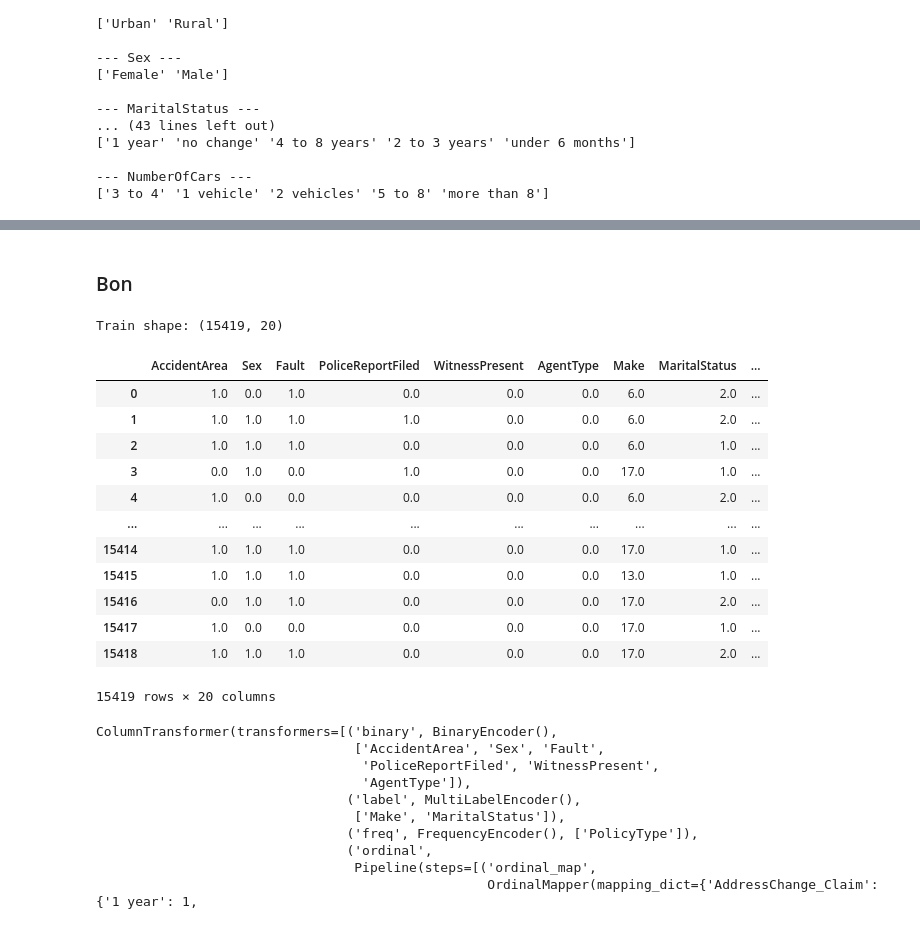
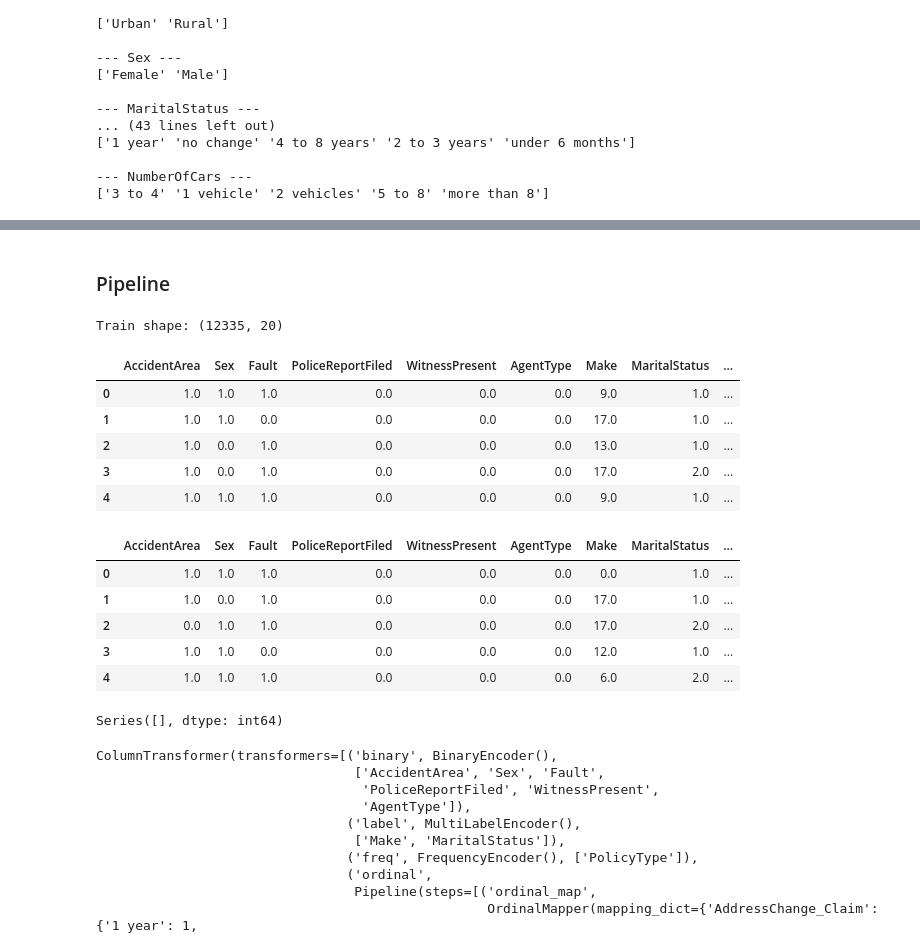
Before and after one commit to LarrySANDJO/PROJET_STATAPP, a Jupyter notebook: Notebooks/EDA_Vehicle.ipynb, the cells around one changed output, grey strips where cells are left out. Cells and saved outputs as stored; diff of their text form; code cells hidden in the pictures.

```diff
--- a/Notebooks/EDA_Josette.ipynb
+++ b/Notebooks/EDA_Vehicle.ipynb
@@ -545,6 +555,8 @@ import os
 folder_path = "/home/onyxia/PROJET_STATAPP/Data/Cleans"
 file_path = os.path.join(folder_path, "data_vehicle_cleaned.csv")
 df.to_csv(file_path, index=False)
+# %%
+df=pd.read_csv("/home/onyxia/PROJET_STATAPP/Data/Cleans/data_vehicle_cleaned.csv", sep=",")
 # %% [markdown]
 # Pipeline de feature engineering
 # %% [markdown]
@@ -696,5 +601,5 @@ This Pipeline instance is not fitted yet. Call 'fit' with appropriate arguments
 # %% [markdown]
-### Bon
+### Pipeline
 # %%
 # -----------------------------
 # Colonnes par type
@@ -747,17 +652,22 @@ class MultiLabelEncoder(BaseEstimator, TransformerMixin):
 # Frequency encoding
 # -----------------------------
 class FrequencyEncoder(BaseEstimator, TransformerMixin):
-    def __init__(self):
+    def __init__(self, default_value=0):
         self.freq_map = {}
+        self.default_value = default_value
+
     def fit(self, X, y=None):
         for col in X.columns:
-            self.freq_map[col] = (X[col].value_counts() / len(X)).to_dict()
+            freq = X[col].value_counts() / len(X)
+            self.freq_map[col] = freq.to_dict()
         return self
+
     def transform(self, X):
-        X_trans = X.copy()
+        X_encoded = X.copy()
         for col in X.columns:
-            X_trans[col] = X_trans[col].map(self.freq_map[col])
-        return X_trans
+            # map avec valeur par défaut si modalité inconnue
+            X_encoded[col] = X_encoded[col].map(self.freq_map[col]).fillna(self.default_value)
+        return X_encoded
 
 # -----------------------------
 # Ordinal mapping automatique
@@ -781,7 +691,7 @@ ordinal_mapping = {
     'PastNumberOfClaims': {'none':0, '1':1, '2 to 4':2, 'more than 4':3},
     'AgeOfVehicle': {'new':0, '2 years':1, '3 years':2, '4 years':3, '5 years':4, '6 years':5, '7 years':6, 'more than 7':7},
     'NumberOfSuppliments': {'none':0, '1 to 2':1, '3 to 5':2, 'more than 5':3},
-    'AddressChange_Claim': {'under 6 months':0, '1 year':1, '2 to 3 years':2, '4 to 8 years':3, 'no change':4},
+    'AddressChange_Claim': {'no change':0,'under 6 months':1, '1 year':2, '2 to 3 years':3, '4 to 8 years':4},
     'NumberOfCars': {'1 vehicle':0, '2 vehicles':1, '3 to 4':2, '5 to 8':3, 'more than 8':4},
     'DriverRating': {1:1, 2:2, 3:3, 4:4},  # déjà numérique
     'Deductible': {300:300, 400:400, 500:500, 700:700}  # déjà numérique
@@ -805,8 +715,6 @@ preprocessor = ColumnTransformer([
 # -----------------------------
 # Appliquer sur train/test
 # -----------------------------
-X_train = data.drop(columns=['FraudFound_P'])
-y_train = data['FraudFound_P']
 
 X_train_processed = preprocessor.fit_transform(X_train)
 X_test_processed = preprocessor.transform(X_test)
@@ -817,23 +725,31 @@ X_train_processed = pd.DataFrame(X_train_processed, columns=all_cols)
 
 print("Train shape:", X_train_processed.shape)
 # %% [output]
-Train shape: (15419, 20)
+Train shape: (12335, 20)
 # %%
-X_train_processed
+X_train_processed.head()
 # %% [output]
 |  | AccidentArea | Sex | Fault | PoliceReportFiled | WitnessPresent | AgentType | Make | MaritalStatus | ... |
-| 0 | 1.0 | 0.0 | 1.0 | 0.0 | 0.0 | 0.0 | 6.0 | 2.0 | ... |
-| 1 | 1.0 | 1.0 | 1.0 | 1.0 | 0.0 | 0.0 | 6.0 | 2.0 | ... |
-| 2 | 1.0 | 1.0 | 1.0 | 0.0 | 0.0 | 0.0 | 6.0 | 1.0 | ... |
-| 3 | 0.0 | 1.0 | 0.0 | 1.0 | 0.0 | 0.0 | 17.0 | 1.0 | ... |
-| 4 | 1.0 | 0.0 | 0.0 | 0.0 | 0.0 | 0.0 | 6.0 | 2.0 | ... |
-| ... | ... | ... | ... | ... | ... | ... | ... | ... | ... |
-| 15414 | 1.0 | 1.0 | 1.0 | 0.0 | 0.0 | 0.0 | 17.0 | 1.0 | ... |
-| 15415 | 1.0 | 1.0 | 1.0 | 0.0 | 0.0 | 0.0 | 13.0 | 1.0 | ... |
-| 15416 | 0.0 | 1.0 | 1.0 | 0.0 | 0.0 | 0.0 | 17.0 | 2.0 | ... |
-| 15417 | 1.0 | 0.0 | 0.0 | 0.0 | 0.0 | 0.0 | 17.0 | 1.0 | ... |
-| 15418 | 1.0 | 1.0 | 1.0 | 0.0 | 0.0 | 0.0 | 17.0 | 2.0 | ... |
+| 0 | 1.0 | 1.0 | 1.0 | 0.0 | 0.0 | 0.0 | 9.0 | 1.0 | ... |
+| 1 | 1.0 | 1.0 | 0.0 | 0.0 | 0.0 | 0.0 | 17.0 | 1.0 | ... |
+| 2 | 1.0 | 0.0 | 1.0 | 0.0 | 0.0 | 0.0 | 13.0 | 1.0 | ... |
+| 3 | 1.0 | 0.0 | 1.0 | 0.0 | 0.0 | 0.0 | 17.0 | 2.0 | ... |
+| 4 | 1.0 | 1.0 | 1.0 | 0.0 | 0.0 | 0.0 | 9.0 | 1.0 | ... |
-15419 rows × 20 columns
+# %%
+X_test_processed = pd.DataFrame(X_test_processed, columns=all_cols)
+X_test_processed.head()
+# %% [output]
+|  | AccidentArea | Sex | Fault | PoliceReportFiled | WitnessPresent | AgentType | Make | MaritalStatus | ... |
+| 0 | 1.0 | 1.0 | 1.0 | 0.0 | 0.0 | 0.0 | 0.0 | 1.0 | ... |
+| 1 | 1.0 | 0.0 | 1.0 | 0.0 | 0.0 | 0.0 | 17.0 | 1.0 | ... |
+| 2 | 0.0 | 1.0 | 1.0 | 0.0 | 0.0 | 0.0 | 17.0 | 2.0 | ... |
+| 3 | 1.0 | 1.0 | 0.0 | 0.0 | 0.0 | 0.0 | 12.0 | 1.0 | ... |
+| 4 | 1.0 | 1.0 | 1.0 | 0.0 | 0.0 | 0.0 | 6.0 | 2.0 | ... |
+# %%
+missing = pd.DataFrame(X_test_processed).isna().sum()
+print(missing[missing > 0])
+# %% [output]
+Series([], dtype: int64)
 # %%
 set_config(display='diagram')
 preprocessor
```
Also changed, not shown: parts of 15 cells of this notebook, 1 other file.
